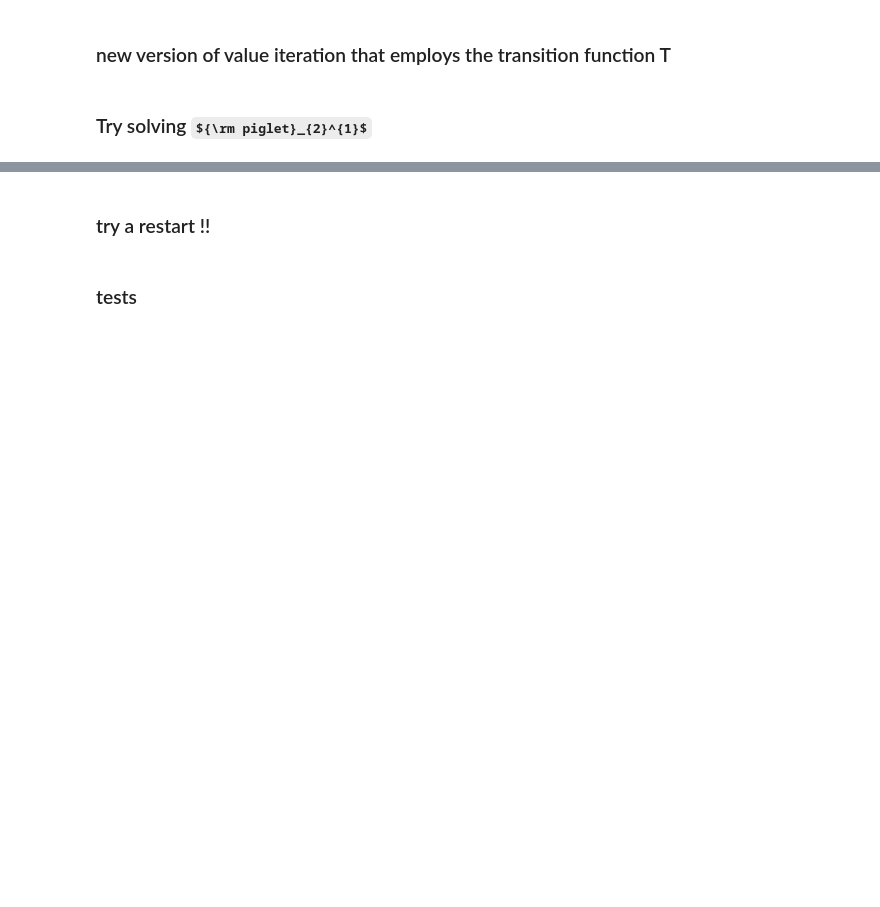
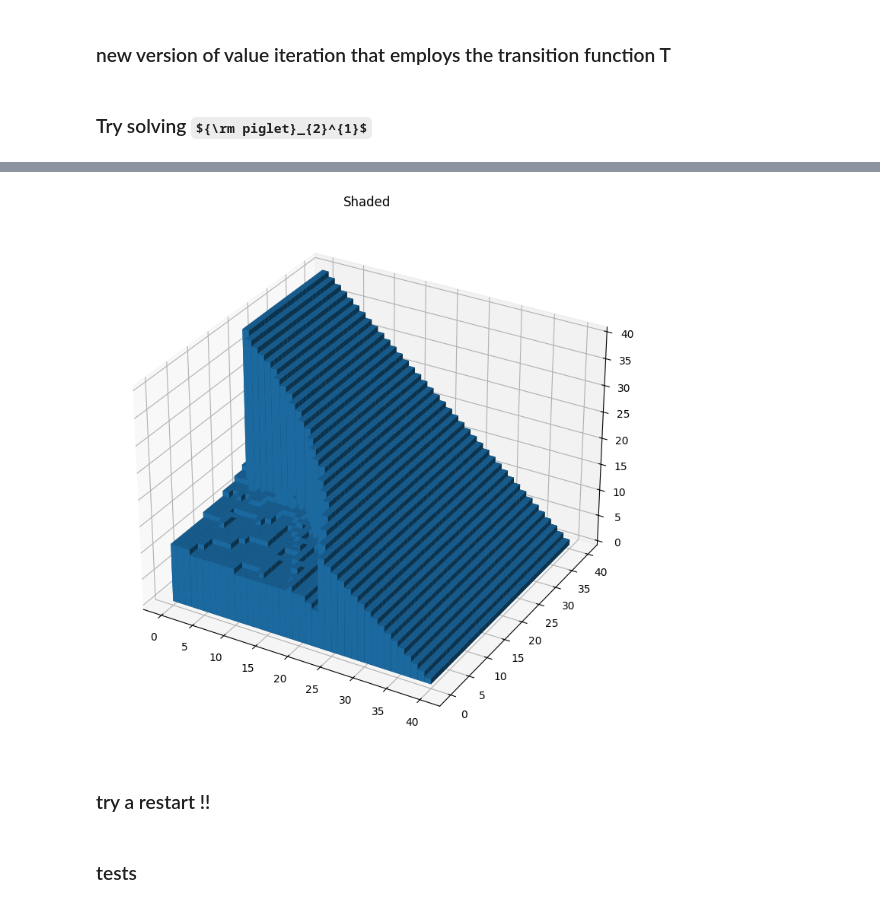
Before and after one commit to grosed/STOR-609, a Jupyter notebook: notebooks/assessment-3/pig-value-iteration.ipynb, the cells around one changed output, grey strips where cells are left out. Saved outputs shown, nothing was run; the diff lists cells and outputs as text; code cells hidden in the pictures; some formulas as TeX source; blank space fills up the shorter version.

```diff
--- a/notebooks/assessment-3/pig-value-iteration.ipynb
+++ b/notebooks/assessment-3/pig-value-iteration.ipynb
@@ -285,3 +267,31 @@ plt.plot(D)
+# %%
+xy = {(i,j) for (i,j,k) in S()}
+L = [max([(i,j,k) for (i,j,k),(_,a) in V_dash.items() if a == "roll" and (i,j) == (x,y)]) for x,y in xy]
+L.sort()
+L
+x = [x for x,_,_ in L]
+y = [y for _,y,_ in L]
+top = [top + 1 for _,_,top in L]
+bottom = [0 for _ in range(len(top))]
+depth = width = 1
+
+import matplotlib.pyplot as plt
+
+fig = plt.figure(figsize=(24, 9))
+ax1 = fig.add_subplot(111, projection='3d')
+# ax2 = fig.add_subplot(122, projection='3d')
+
+
+
+ax1.bar3d(x, y, bottom, width, depth, top, shade=True)
+ax1.set_title('Shaded')
+
+#ax2.bar3d(x, y, bottom, width, depth, top, shade=False)
+#ax2.set_title('Not Shaded')
+
+plt.show()
+# %% [output]
+[figure, added]
 # %%
 import dill as pickle # needed to pickle closures
 file = open('piglet_6_100', 'wb')
```
Also changed, not shown: parts of 2 cells of this notebook.
